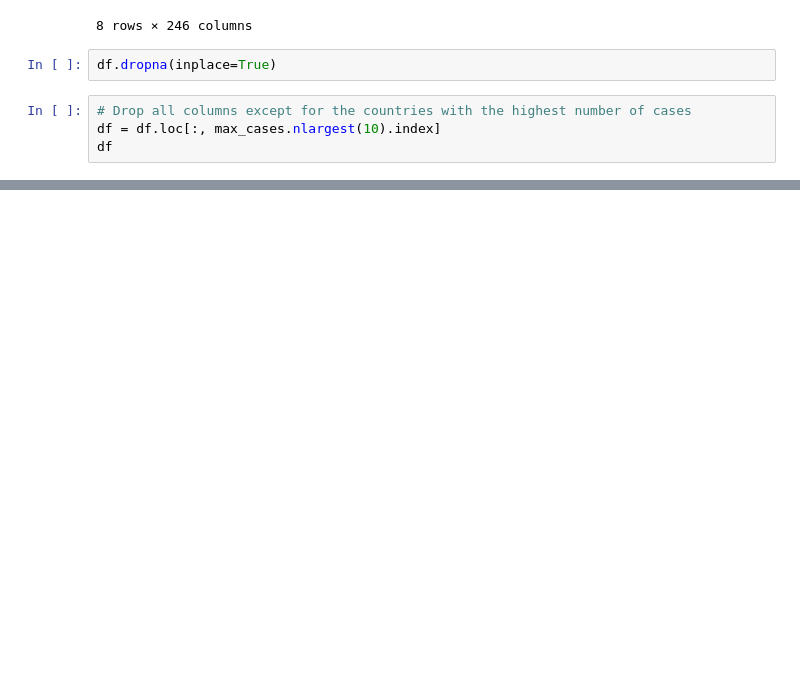
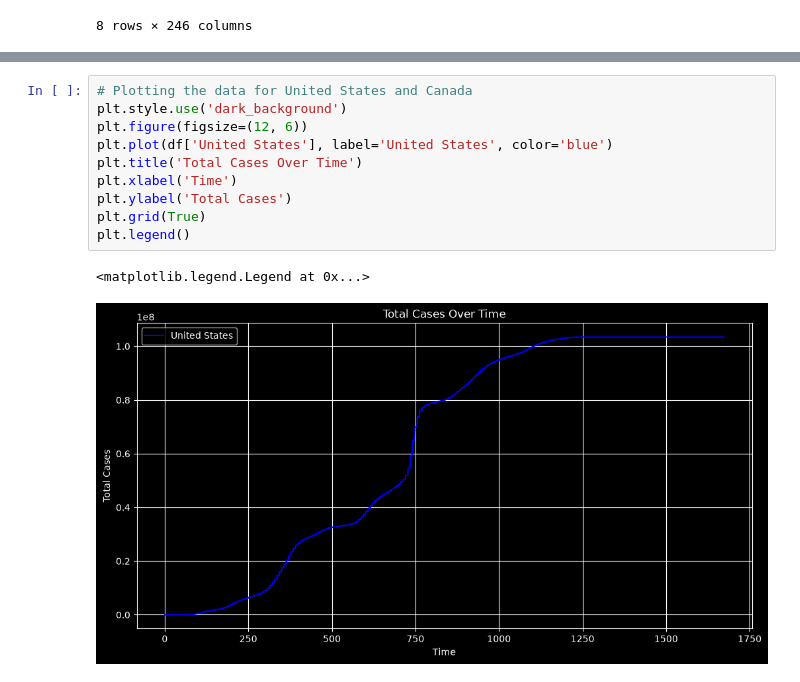
Before and after one commit to MightyMoFan1/cpsc-375-project, a Jupyter notebook: notebooks/exploratory_data_analysis.ipynb, the cells around one changed output, grey strips where cells are left out. Drawn from its saved outputs; the diff is of its cells as text; blank space fills up the shorter version.

```diff
--- a/notebooks/exploratory_data_analysis.ipynb
+++ b/notebooks/exploratory_data_analysis.ipynb
@@ -34,9 +34,3 @@ df.describe()
 | 75% | 7.668758e+08 | 222526.000000 | 1.309653e+07 | 334090.000000 | 271841.000000 | 8332.000000 | 48015.000000 | 105884.000000 | 3904.000000 | ... |
 | max | 7.758668e+08 | 235214.000000 | 1.314538e+07 | 335047.000000 | 272139.000000 | 8359.000000 | 48015.000000 | 107481.000000 | 3904.000000 | ... |
 8 rows × 246 columns
-# %%
-df.dropna(inplace=True)
-# %%
-# Drop all columns except for the countries with the highest number of cases
-df = df.loc[:, max_cases.nlargest(10).index]
-df
@@ -51,0 +46,13 @@ max_cases.plot(kind='bar', title='Maximum Number of Cases by Country')
+# %%
+# Plotting the data for United States and Canada
+plt.style.use('dark_background')
+plt.figure(figsize=(12, 6))
+plt.plot(df['United States'], label='United States', color='blue')
+plt.title('Total Cases Over Time')
+plt.xlabel('Time')
+plt.ylabel('Total Cases')
+plt.grid(True)
+plt.legend()
+# %% [output]
+<matplotlib.legend.Legend at 0x...>
+[figure, added]
```
Also changed, not shown: parts of 4 cells of this notebook.
